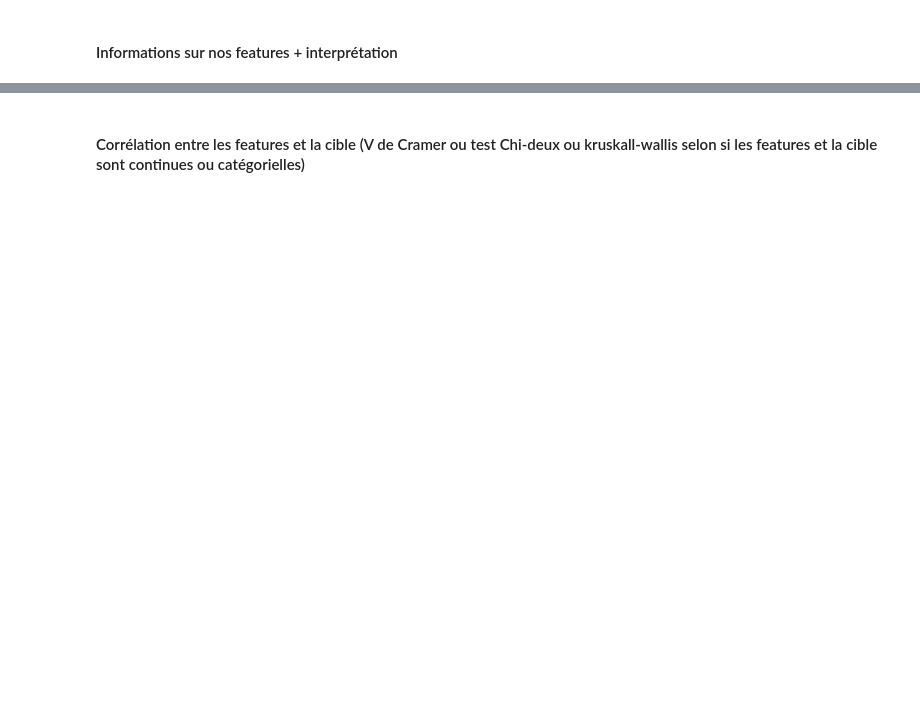
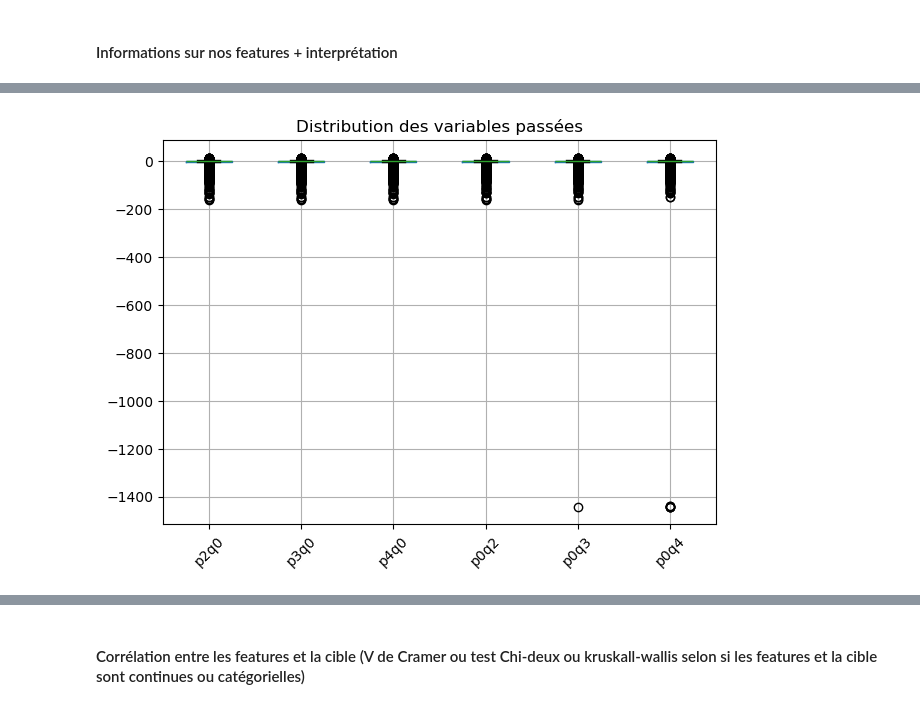
Before and after one commit to lincecile/Projet_Machine_Learning, a Jupyter notebook: Projet_v1.ipynb, the cells around one changed output, grey strips where cells are left out. Saved outputs shown, nothing was run; the diff lists cells and outputs as text; code cells hidden in the pictures; blank space fills up the shorter version.

```diff
--- a/Projet_v1.ipynb
+++ b/Projet_v1.ipynb
@@ -45,0 +242,11 @@ Index des données
+# %%
+# Boxplot des variables passées
+variables_passees = ['p2q0', 'p3q0', 'p4q0', 'p0q2', 'p0q3', 'p0q4']
+
+x_train[variables_passees].boxplot()
+plt.title('Distribution des variables passées')
+plt.xticks(rotation=45)
+plt.tight_layout()
+plt.show()
+# %% [output]
+[figure, added]
```
Also changed, not shown: parts of 34 cells of this notebook, 8 other files.
